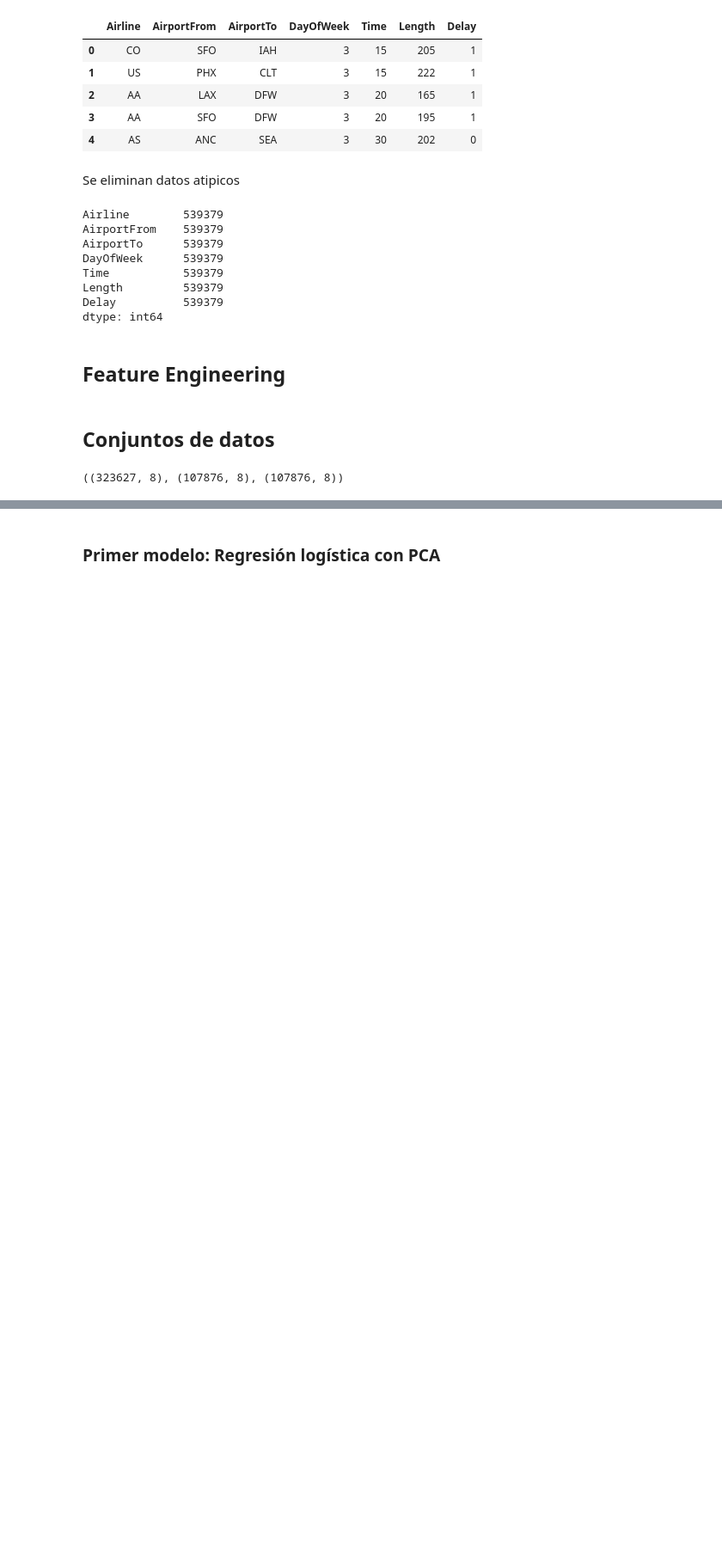
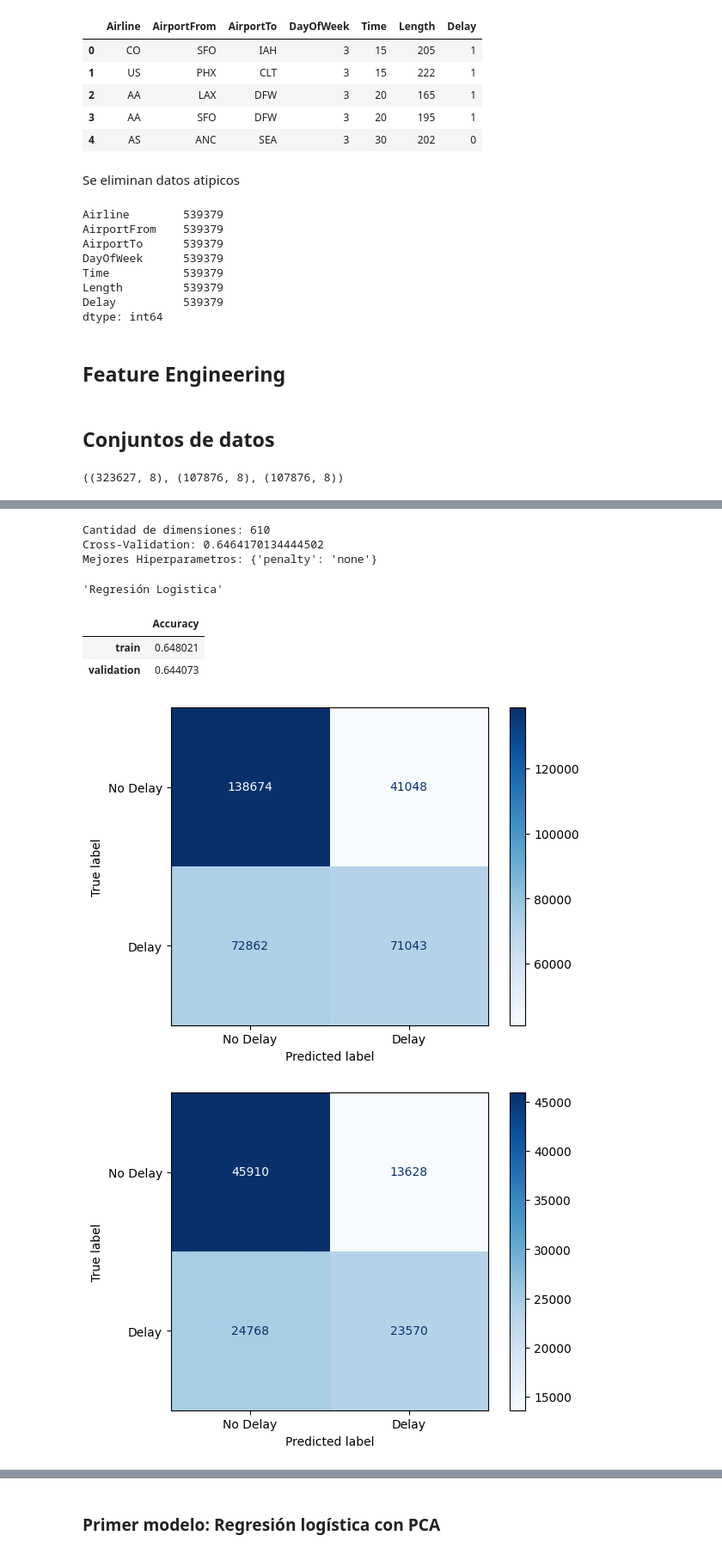
Before and after one commit to lautimuller/MachineLearning2023, a Jupyter notebook: tp2_experimentation.ipynb, the cells around one changed output, grey strips where cells are left out. Shown at 86% size. Cells and saved outputs as stored; diff of their text form; code cells hidden in the pictures; blank space fills up the shorter version.

```diff
--- a/tp2_experimentation.ipynb
+++ b/tp2_experimentation.ipynb
@@ -175,0 +235,11 @@ Con este modelo el valor de accuracy es de 0.648021 sobre el conjunto de datos d
+# %%
+parameters = {'penalty': ['none', 'l2']}
+
+clf = GridSearchCV(LogisticRegression(random_state=42, n_jobs=4), parameters, cv=5, scoring='accuracy')
+
+gs_lr_model_2 = Pipeline([
+    ('mapper', mapper),
+    ('classifier', clf),
+])
+
+gs_lr_model_2.fit(train, train.Delay)
@@ -175,0 +263,18 @@ Con este modelo el valor de accuracy es de 0.648021 sobre el conjunto de datos d
+# %%
+dimensiones = gs_lr_model_2.named_steps['classifier'].n_features_in_
+print("Cantidad de dimensiones:", dimensiones)
+print("Cross-Validation:", clf.best_score_)
+print("Mejores Hiperparametros:", clf.best_params_)
+# %% [output]
+Cantidad de dimensiones: 610
+Cross-Validation: 0.6464170134444502
+Mejores Hiperparametros: {'penalty': 'none'}
+# %%
+evaluate_model(gs_lr_model_2, title='Regresión Logistica', show_cm=True)
+# %% [output]
+'Regresión Logistica'
+|  | Accuracy |
+| train | 0.648021 |
+| validation | 0.644073 |
+[figure, added]
+[figure, added]
```
Also changed, not shown: parts of 108 cells of this notebook.
